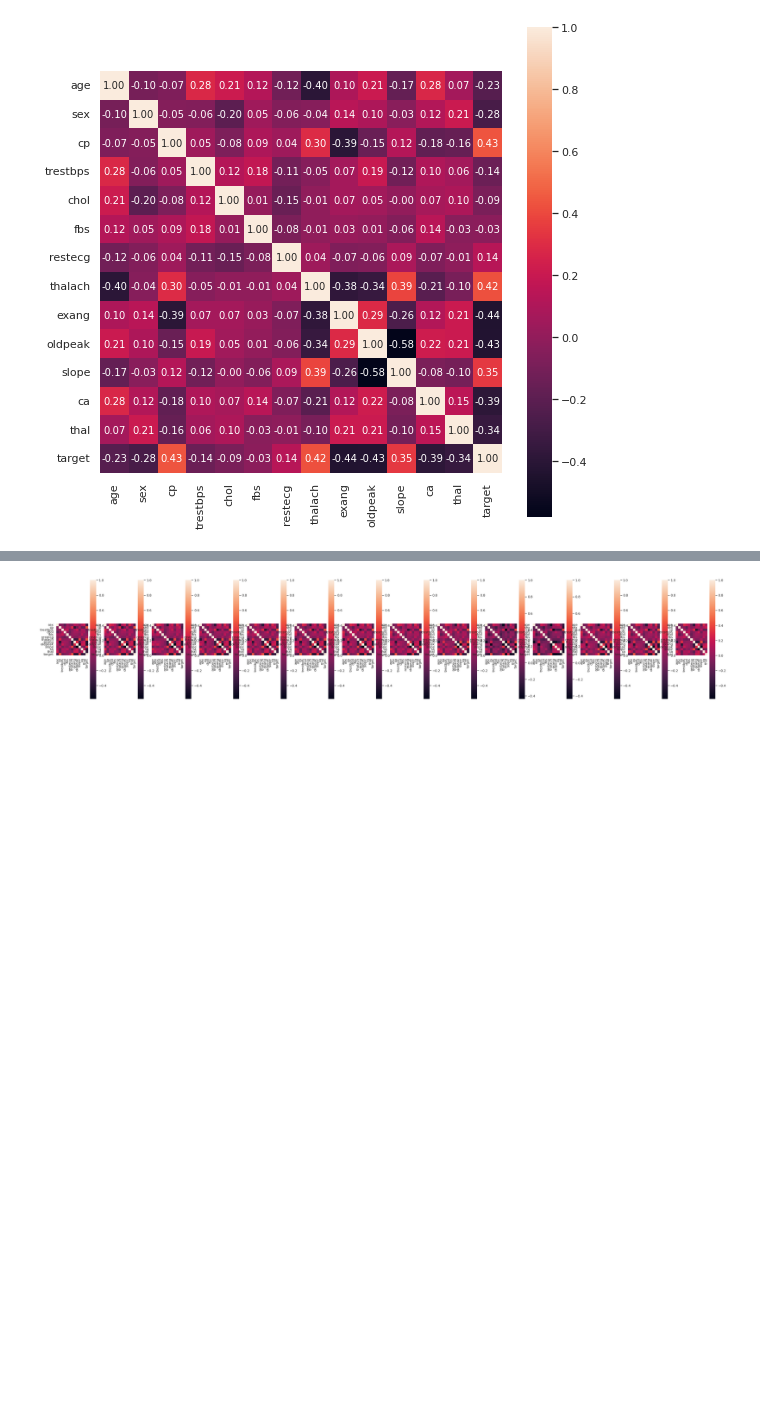
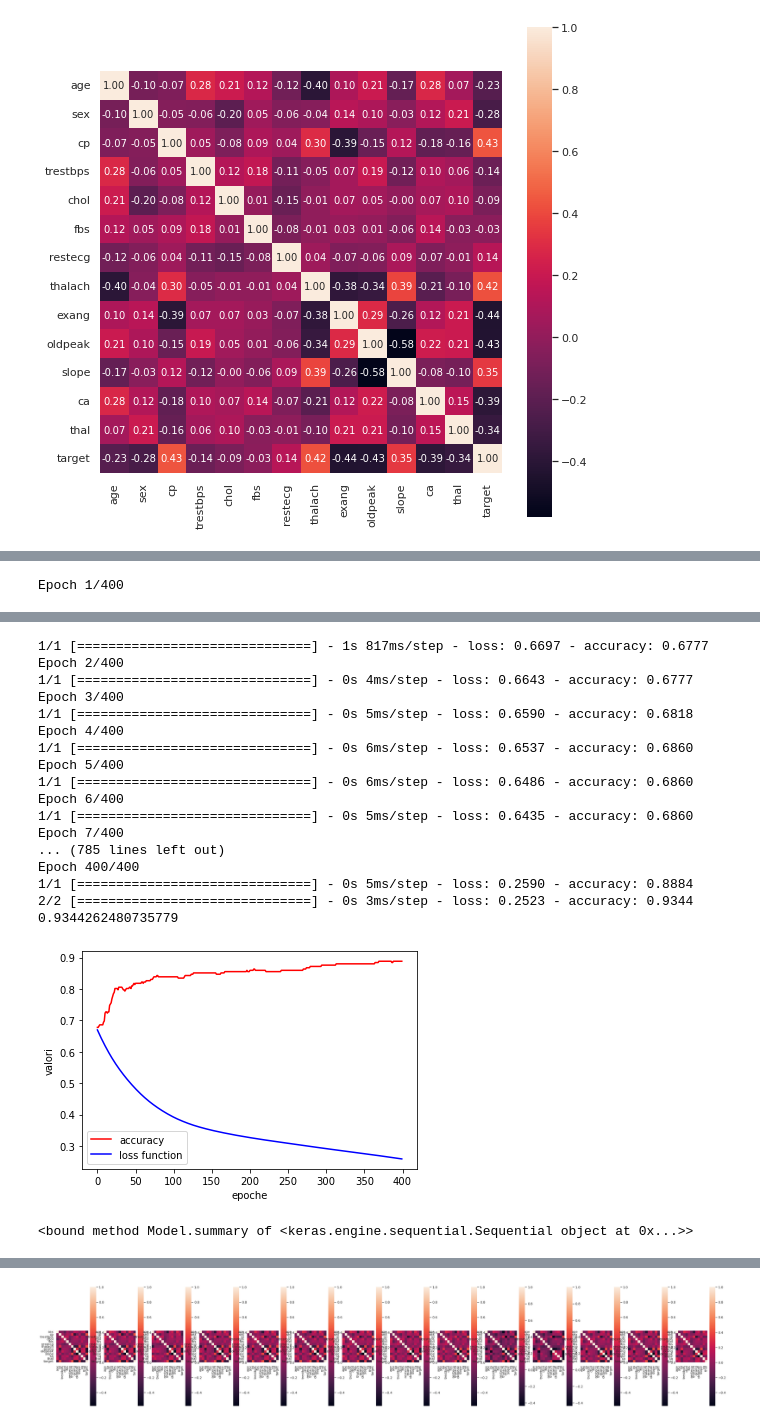
Before and after one commit to MatteoIng/FromEngToArt, a Jupyter notebook: ClassificationDeepHeartAttack.ipynb, the cells around one changed output, grey strips where cells are left out. Drawn from its saved outputs; the diff is of its cells as text; code cells hidden in the pictures; blank space fills up the shorter version.

Commit message:
summary

```diff
--- a/ClassificationDeepHeartAttack.ipynb
+++ b/ClassificationDeepHeartAttack.ipynb
@@ -50,0 +114,35 @@ sns.heatmap(heart.corr(),
+# %%
+model = tf.keras.Sequential([
+    tf.keras.layers.BatchNormalization(),
+    tf.keras.layers.Dense(13,tf.keras.activations.relu,input_shape=(13,)),
+    tf.keras.layers.Dense(2,tf.keras.activations.softmax)
+])
+
+"""
+    tf.keras.layers.BatchNormalization(),
+    tf.keras.layers.Dense(13,tf.keras.activations.relu),
+    tf.keras.layers.BatchNormalization(),
+    tf.keras.layers.Dropout(0.8),
+    tf.keras.layers.Dense(96,tf.keras.activations.gelu),
+    tf.keras.layers.BatchNormalization(),
+    tf.keras.layers.Dense(64,tf.keras.activations.gelu),
+    tf.keras.layers.Dense(32,tf.keras.activations.gelu),
+    tf.keras.layers.Dense(16,tf.keras.activations.gelu),
+    tf.keras.layers.Dense(8,tf.keras.activations.gelu),
+    tf.keras.layers.Dense(4,tf.keras.activations.gelu),
+    tf.keras.layers.Dense(2,tf.keras.activations.softmax) """
+
+model.compile(optimizer=tf.keras.optimizers.Adam(),loss=tf.keras.losses.sparse_categorical_crossentropy, metrics=['accuracy'])
+storia = model.fit(x_train,y_train,batch_size=300,epochs=400)
+_,accuracyModel = model.evaluate(x_test,y_test)
+print(accuracyModel)
+
+plt.plot(storia.history['accuracy'], color = 'red')
+plt.plot(storia.history['loss'], color = 'blue')
+plt.xlabel('epoche')
+plt.ylabel('valori')
+plt.legend(['accuracy','loss function'])
+plt.show()
+model.summary
+# %% [output]
+Epoch 1/400
@@ -50,0 +153,19 @@ sns.heatmap(heart.corr(),
+1/1 [==============================] - 1s 817ms/step - loss: 0.6697 - accuracy: 0.6777
+Epoch 2/400
+1/1 [==============================] - 0s 4ms/step - loss: 0.6643 - accuracy: 0.6777
+Epoch 3/400
+1/1 [==============================] - 0s 5ms/step - loss: 0.6590 - accuracy: 0.6818
+Epoch 4/400
+1/1 [==============================] - 0s 6ms/step - loss: 0.6537 - accuracy: 0.6860
+Epoch 5/400
+1/1 [==============================] - 0s 6ms/step - loss: 0.6486 - accuracy: 0.6860
+Epoch 6/400
+1/1 [==============================] - 0s 5ms/step - loss: 0.6435 - accuracy: 0.6860
+Epoch 7/400
+... (785 lines left out)
+Epoch 400/400
+1/1 [==============================] - 0s 5ms/step - loss: 0.2590 - accuracy: 0.8884
+2/2 [==============================] - 0s 3ms/step - loss: 0.2523 - accuracy: 0.9344
+0.9344262480735779
+[figure, added]
+<bound method Model.summary of <keras.engine.sequential.Sequential object at 0x...>>
```
Also changed, not shown: parts of 61 cells of this notebook, 1 other file.
